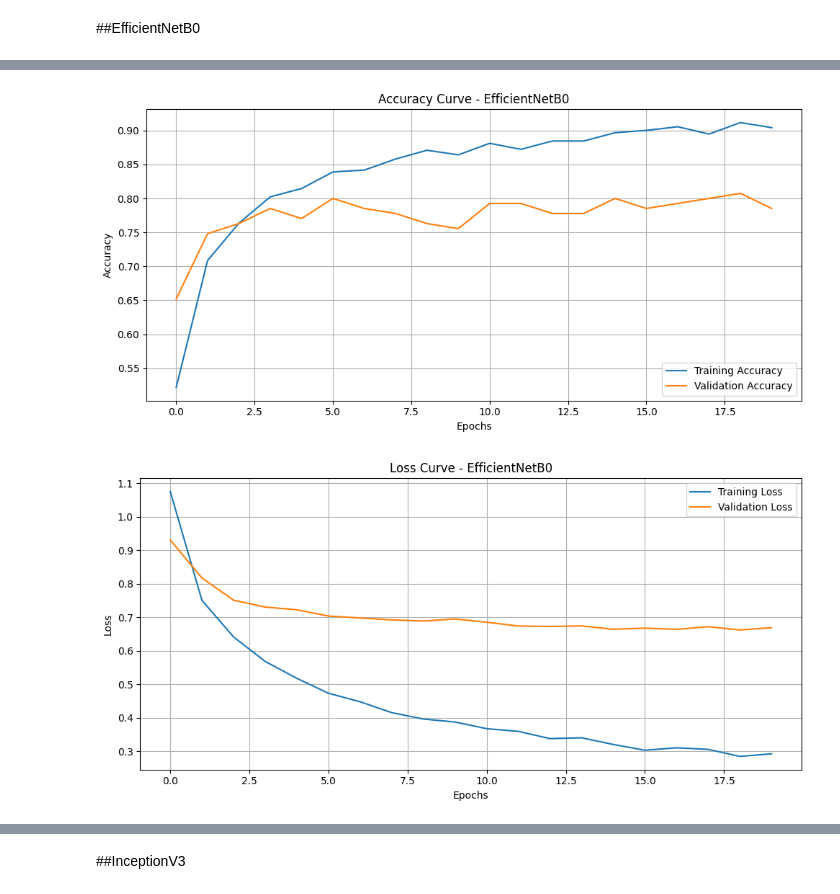
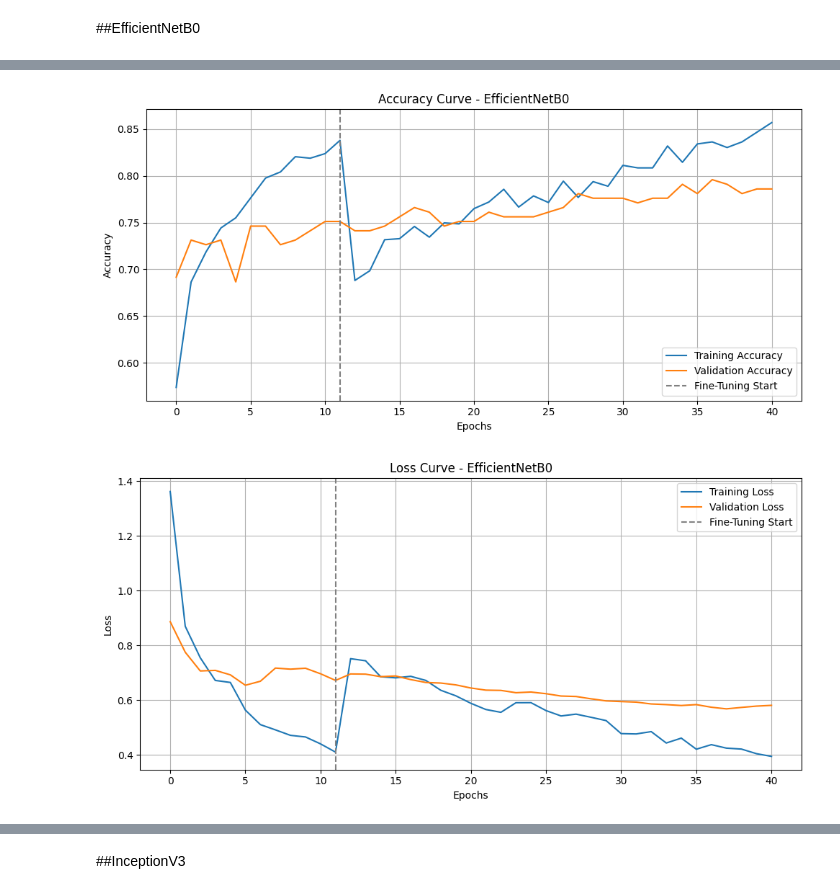
Before and after one commit to ClintonNacion/Deteccion_hojas, a Jupyter notebook: Procesado.ipynb, the cells around one changed output, grey strips where cells are left out. Saved outputs shown, nothing was run; the diff lists cells and outputs as text; code cells hidden in the pictures.

```diff
--- a/Procesado.ipynb
+++ b/Procesado.ipynb
@@ -975,13 +985,18 @@ import numpy as np
 from sklearn.metrics import confusion_matrix, classification_report
 import seaborn as sns
 import matplotlib.pyplot as plt
+from tensorflow.keras.models import load_model
 
-# Asegúrate de que el val_generator tenga shuffle=False (ya lo hiciste bien)
+# Cargar modelo desde Drive
+model = load_model("/content/drive/MyDrive/Capstone/modelos/mejor_modelo_resnet50.keras")
+
+# Verificar modelo cargado
+print("Modelo cargado:", model.layers[0].name)
 
 # Obtener nombres de clases
 class_names = list(train_generator.class_indices.keys())
 
-# Predecir en datos de validación
+# Predecir
 val_preds = model.predict(val_generator, steps=val_generator.samples // val_generator.batch_size + 1)
 y_pred = np.argmax(val_preds, axis=1)
 y_true = val_generator.classes
@@ -989,7 +1004,6 @@ y_true = val_generator.classes
 # Matriz de confusión
 cm = confusion_matrix(y_true, y_pred)
 
-# Mostrar matriz de confusión con seaborn
 plt.figure(figsize=(10, 8))
 sns.heatmap(cm, annot=True, fmt="d", cmap="Blues",
             xticklabels=class_names, yticklabels=class_names)
@@ -999,14 +1013,14 @@ plt.xlabel("Predicted Label")
 plt.ylabel("True Label")
 plt.title("Confusion Matrix - ResNet50")
 plt.tight_layout()
-plt.savefig("matriz_confusion_resnet50.png", dpi=300)
+plt.savefig("/content/drive/MyDrive/Capstone/modelos/matriz_confusion_resnet50.png", dpi=300)
 plt.show()
 
 # Reporte de clasificación
 reporte = classification_report(y_true, y_pred, target_names=class_names)
 print(reporte)
 
-# Guardar reporte en .txt
-with open("reporte_clasificacion_resnet50.txt", "w") as f:
+# Guardar en archivo de texto
+with open("/content/drive/MyDrive/Capstone/modelos/reporte_clasificacion_resnet50.txt", "w") as f:
     f.write(reporte)
 # %% [output]
@@ -1140,45 +1195,47 @@ Restoring model weights from the end of the best epoch: 10.
 # %%
 import matplotlib.pyplot as plt
 import pickle
 
-# Cargar historial desde archivo .pkl
-with open("/content/history_effnet.pkl", "rb") as f:
+# ✅ Cargar historial
+with open("/content/drive/MyDrive/Capstone/modelos/history_efficientnet.pkl", "rb") as f:
     history_effnet = pickle.load(f)
 
-# Extraer datos del historial
-acc = history_effnet['accuracy']
-val_acc = history_effnet['val_accuracy']
-loss = history_effnet['loss']
-val_loss = history_effnet['val_loss']
+# ✅ Combinar entrenamiento + fine-tuning
+acc = history_effnet['history']['accuracy'] + history_effnet['fine_tune']['accuracy']
+val_acc = history_effnet['history']['val_accuracy'] + history_effnet['fine_tune']['val_accuracy']
+loss = history_effnet['history']['loss'] + history_effnet['fine_tune']['loss']
+val_loss = history_effnet['history']['val_loss'] + history_effnet['fine_tune']['val_loss']
 epochs_range = range(len(acc))
 
-# Curva de Precisión
+# ✅ Curva de Precisión
 plt.figure(figsize=(10, 5))
 plt.plot(epochs_range, acc, label='Training Accuracy')
 plt.plot(epochs_range, val_acc, label='Validation Accuracy')
+plt.axvline(x=len(history_effnet['history']['accuracy']) - 1, color='gray', linestyle='--', label='Fine-Tuning Start')
 plt.title('Accuracy Curve - EfficientNetB0')
 plt.xlabel('Epochs')
 plt.ylabel('Accuracy')
 plt.legend(loc='lower right')
 plt.grid(True)
 plt.tight_layout()
-plt.savefig("efficientnetb0_accuracy_curve.png", dpi=300)
+plt.savefig("/content/drive/MyDrive/Capstone/modelos/efficientnetb0_accuracy_curve.png", dpi=300)
 plt.show()
 
-# Curva de Pérdida
+# ✅ Curva de Pérdida
 plt.figure(figsize=(10, 5))
 plt.plot(epochs_range, loss, label='Training Loss')
 plt.plot(epochs_range, val_loss, label='Validation Loss')
+plt.axvline(x=len(history_effnet['history']['loss']) - 1, color='gray', linestyle='--', label='Fine-Tuning Start')
 plt.title('Loss Curve - EfficientNetB0')
 plt.xlabel('Epochs')
 plt.ylabel('Loss')
 plt.legend(loc='upper right')
 plt.grid(True)
 plt.tight_layout()
-plt.savefig("efficientnetb0_loss_curve.png", dpi=300)
+plt.savefig("/content/drive/MyDrive/Capstone/modelos/efficientnetb0_loss_curve.png", dpi=300)
 plt.show()
 # %% [output]
-[figure, old version]
+[figure, new version]
-[figure, old version]
+[figure, new version]
 # %%
 import numpy as np
```
Also changed, not shown: parts of 41 cells of this notebook.
